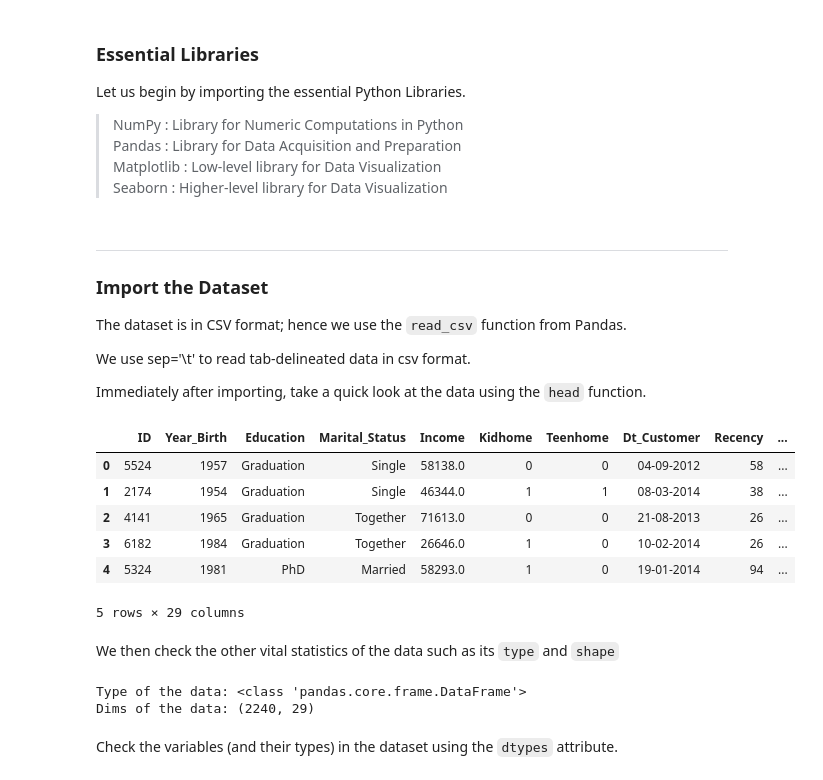
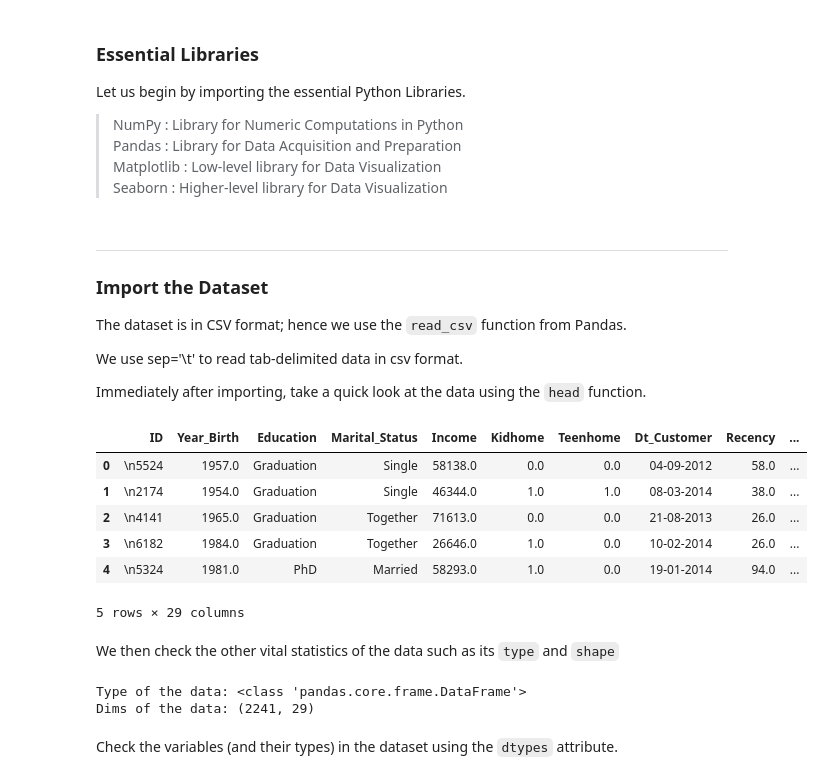
Before and after one commit to nur-hazim/Intro2AI, a Jupyter notebook: Assignment.ipynb, the cells around one changed output. Cells and saved outputs as stored; diff of their text form; code cells hidden in the pictures.

Commit message:
Second Update
Need to ask Lab TA if I need to split the data into Test and Train before I do EDA on it

```diff
--- a/Assignment.ipynb
+++ b/Assignment.ipynb
@@ -23,19 +23,19 @@ sb.set() # set the default Seaborn style for graphics
 
 The dataset is in CSV format; hence we use the `read_csv` function from Pandas.
 
-We use sep='\t' to read tab-delineated data in csv format.
+We use sep='\t' to read tab-delimited data in csv format.
 
 Immediately after importing, take a quick look at the data using the `head` function.
 # %%
-marketingdata = pd.read_csv('marketing_campaign.csv', sep='\t', lineterminator='\n')
+marketingdata = pd.read_csv('marketing_campaign.csv', sep='\t', lineterminator='\r')
 marketingdata.head()
 # %% [output]
 |  | ID | Year_Birth | Education | Marital_Status | Income | Kidhome | Teenhome | Dt_Customer | Recency | ... |
-| 0 | 5524 | 1957 | Graduation | Single | 58138.0 | 0 | 0 | 04-09-2012 | 58 | ... |
-| 1 | 2174 | 1954 | Graduation | Single | 46344.0 | 1 | 1 | 08-03-2014 | 38 | ... |
-| 2 | 4141 | 1965 | Graduation | Together | 71613.0 | 0 | 0 | 21-08-2013 | 26 | ... |
-| 3 | 6182 | 1984 | Graduation | Together | 26646.0 | 1 | 0 | 10-02-2014 | 26 | ... |
-| 4 | 5324 | 1981 | PhD | Married | 58293.0 | 1 | 0 | 19-01-2014 | 94 | ... |
+| 0 | \n5524 | 1957.0 | Graduation | Single | 58138.0 | 0.0 | 0.0 | 04-09-2012 | 58.0 | ... |
+| 1 | \n2174 | 1954.0 | Graduation | Single | 46344.0 | 1.0 | 1.0 | 08-03-2014 | 38.0 | ... |
+| 2 | \n4141 | 1965.0 | Graduation | Together | 71613.0 | 0.0 | 0.0 | 21-08-2013 | 26.0 | ... |
+| 3 | \n6182 | 1984.0 | Graduation | Together | 26646.0 | 1.0 | 0.0 | 10-02-2014 | 26.0 | ... |
+| 4 | \n5324 | 1981.0 | PhD | Married | 58293.0 | 1.0 | 0.0 | 19-01-2014 | 94.0 | ... |
 5 rows × 29 columns
 # %% [markdown]
 We then check the other vital statistics of the data such as its `type` and `shape`
@@ -44,6 +44,6 @@ print('Type of the data:', type(marketingdata))
 print('Dims of the data:', marketingdata.shape)
 # %% [output]
 Type of the data: <class 'pandas.core.frame.DataFrame'>
-Dims of the data: (2240, 29)
+Dims of the data: (2241, 29)
 # %% [markdown]
 Check the variables (and their types) in the dataset using the `dtypes` attribute.
```
Also changed, not shown: parts of 10 cells of this notebook.
